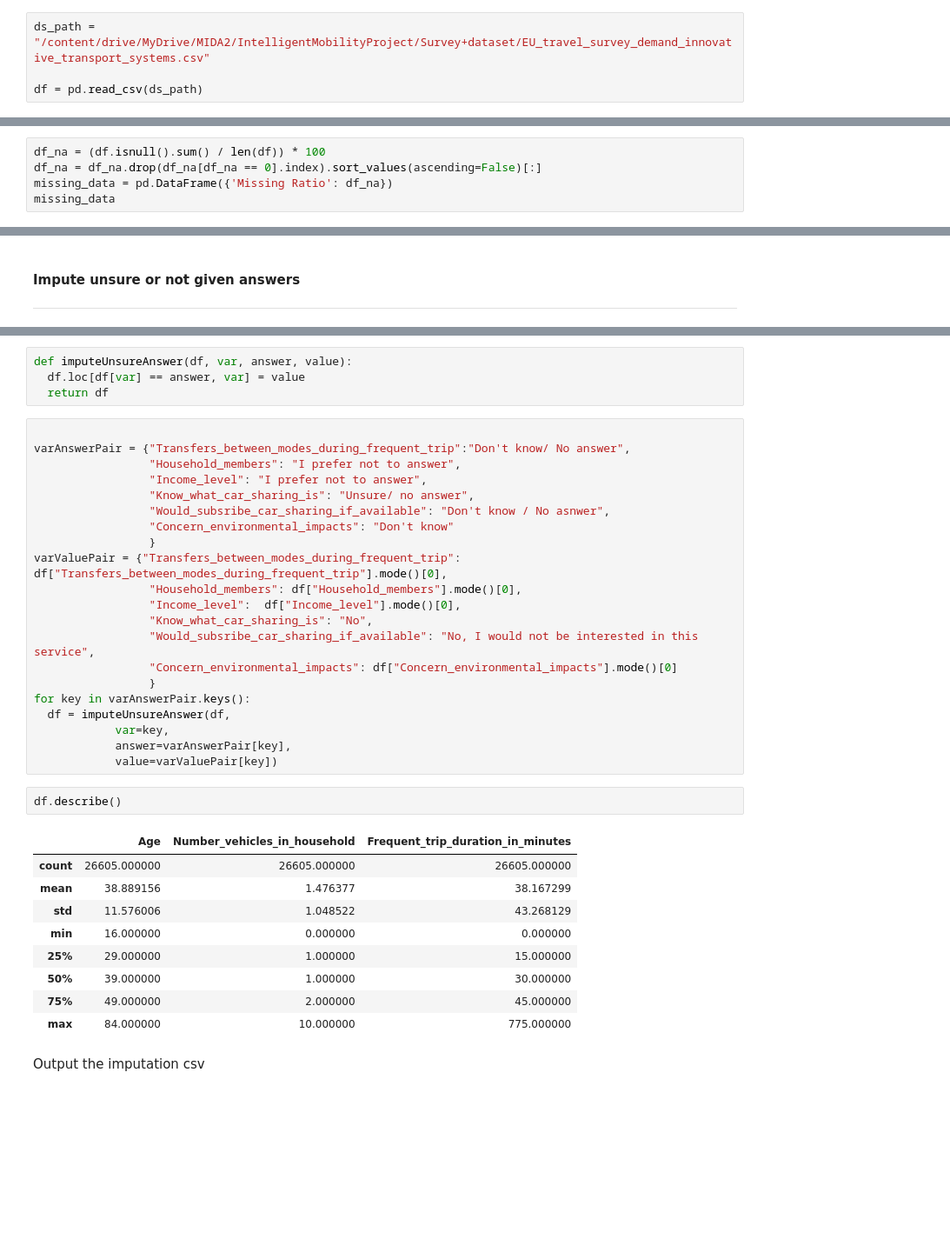
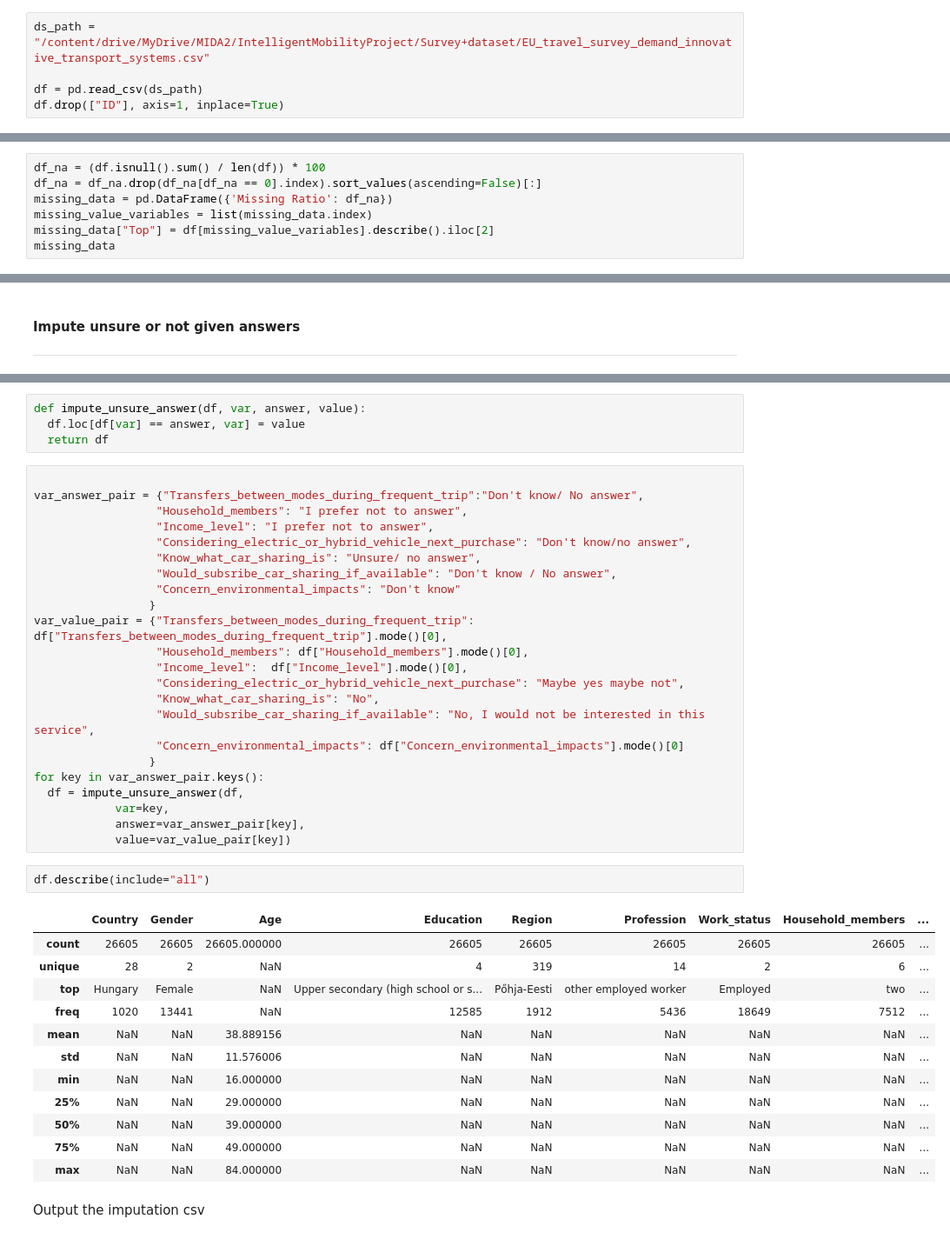
Before and after one commit to AndyHuang97/Intelligent-Mobility, a Jupyter notebook: Intelligent_Mobility.ipynb, the cells around one changed output, grey strips where cells are left out. Shown at 87% size. Saved outputs shown, nothing was run; the diff lists cells and outputs as text; blank space fills up the shorter version.

```diff
--- a/Intelligent_Mobility.ipynb
+++ b/Intelligent_Mobility.ipynb
@@ -28,3 +28,4 @@ from scipy.stats.stats import pearsonr
 ds_path = "/content/drive/MyDrive/MIDA2/IntelligentMobilityProject/Survey+dataset/EU_travel_survey_demand_innovative_transport_systems.csv"
 
 df = pd.read_csv(ds_path)
+df.drop(["ID"], axis=1, inplace=True)
@@ -91,5 +100,7 @@ We list the variables with their type:
 df_na = (df.isnull().sum() / len(df)) * 100
 df_na = df_na.drop(df_na[df_na == 0].index).sort_values(ascending=False)[:]
 missing_data = pd.DataFrame({'Missing Ratio': df_na})
+missing_value_variables = list(missing_data.index)
+missing_data["Top"] = df[missing_value_variables].describe().iloc[2]
 missing_data
 # %% [output]
@@ -196,40 +183,45 @@ NOTE: Macro categories (YES, NO) for "Would_subsribe_car_sharing_if_available"
 # %%
-def imputeUnsureAnswer(df, var, answer, value):
+def impute_unsure_answer(df, var, answer, value):
   df.loc[df[var] == answer, var] = value
   return df
 # %%
 
-varAnswerPair = {"Transfers_between_modes_during_frequent_trip":"Don't know/ No answer",
-                 "Household_members": "I prefer not to answer",
-                 "Income_level": "I prefer not to answer",
-                 "Know_what_car_sharing_is": "Unsure/ no answer",
-                 "Would_subsribe_car_sharing_if_available": "Don't know / No asnwer",
-                 "Concern_environmental_impacts": "Don't know"
+var_answer_pair = {"Transfers_between_modes_during_frequent_trip":"Don't know/ No answer",
+                  "Household_members": "I prefer not to answer",
+                  "Income_level": "I prefer not to answer",
+                  "Considering_electric_or_hybrid_vehicle_next_purchase": "Don't know/no answer",
+                  "Know_what_car_sharing_is": "Unsure/ no answer",
+                  "Would_subsribe_car_sharing_if_available": "Don't know / No answer",
+                  "Concern_environmental_impacts": "Don't know"
                  }
-varValuePair = {"Transfers_between_modes_during_frequent_trip": df["Transfers_between_modes_during_frequent_trip"].mode()[0],
-                 "Household_members": df["Household_members"].mode()[0],
-                 "Income_level":  df["Income_level"].mode()[0],
-                 "Know_what_car_sharing_is": "No",
-                 "Would_subsribe_car_sharing_if_available": "No, I would not be interested in this service",
-                 "Concern_environmental_impacts": df["Concern_environmental_impacts"].mode()[0]
+var_value_pair = {"Transfers_between_modes_during_frequent_trip": df["Transfers_between_modes_during_frequent_trip"].mode()[0],
+                  "Household_members": df["Household_members"].mode()[0],
+                  "Income_level":  df["Income_level"].mode()[0],
+                  "Considering_electric_or_hybrid_vehicle_next_purchase": "Maybe yes maybe not",
+                  "Know_what_car_sharing_is": "No",
+                  "Would_subsribe_car_sharing_if_available": "No, I would not be interested in this service",
+                  "Concern_environmental_impacts": df["Concern_environmental_impacts"].mode()[0]
                  }
-for key in varAnswerPair.keys():
-  df = imputeUnsureAnswer(df,
+for key in var_answer_pair.keys():
+  df = impute_unsure_answer(df,
             var=key,
-            answer=varAnswerPair[key],
-            value=varValuePair[key])
+            answer=var_answer_pair[key],
+            value=var_value_pair[key])
 # %%
-df.describe()
+df.describe(include="all")
 # %% [output]
-|  | Age | Number_vehicles_in_household | Frequent_trip_duration_in_minutes |
-| count | 26605.000000 | 26605.000000 | 26605.000000 |
-| mean | 38.889156 | 1.476377 | 38.167299 |
-| std | 11.576006 | 1.048522 | 43.268129 |
-| min | 16.000000 | 0.000000 | 0.000000 |
-| 25% | 29.000000 | 1.000000 | 15.000000 |
-| 50% | 39.000000 | 1.000000 | 30.000000 |
-| 75% | 49.000000 | 2.000000 | 45.000000 |
-| max | 84.000000 | 10.000000 | 775.000000 |
+|  | Country | Gender | Age | Education | Region | Profession | Work_status | Household_members | ... |
+| count | 26605 | 26605 | 26605.000000 | 26605 | 26605 | 26605 | 26605 | 26605 | ... |
+| unique | 28 | 2 | NaN | 4 | 319 | 14 | 2 | 6 | ... |
+| top | Hungary | Female | NaN | Upper secondary (high school or s... | Pőhja-Eesti | other employed worker | Employed | two | ... |
+| freq | 1020 | 13441 | NaN | 12585 | 1912 | 5436 | 18649 | 7512 | ... |
+| mean | NaN | NaN | 38.889156 | NaN | NaN | NaN | NaN | NaN | ... |
+| std | NaN | NaN | 11.576006 | NaN | NaN | NaN | NaN | NaN | ... |
+| min | NaN | NaN | 16.000000 | NaN | NaN | NaN | NaN | NaN | ... |
+| 25% | NaN | NaN | 29.000000 | NaN | NaN | NaN | NaN | NaN | ... |
+| 50% | NaN | NaN | 39.000000 | NaN | NaN | NaN | NaN | NaN | ... |
+| 75% | NaN | NaN | 49.000000 | NaN | NaN | NaN | NaN | NaN | ... |
+| max | NaN | NaN | 84.000000 | NaN | NaN | NaN | NaN | NaN | ... |
 # %% [markdown]
 Output the imputation csv
 # %%
```
Also changed, not shown: parts of 31 cells of this notebook.
